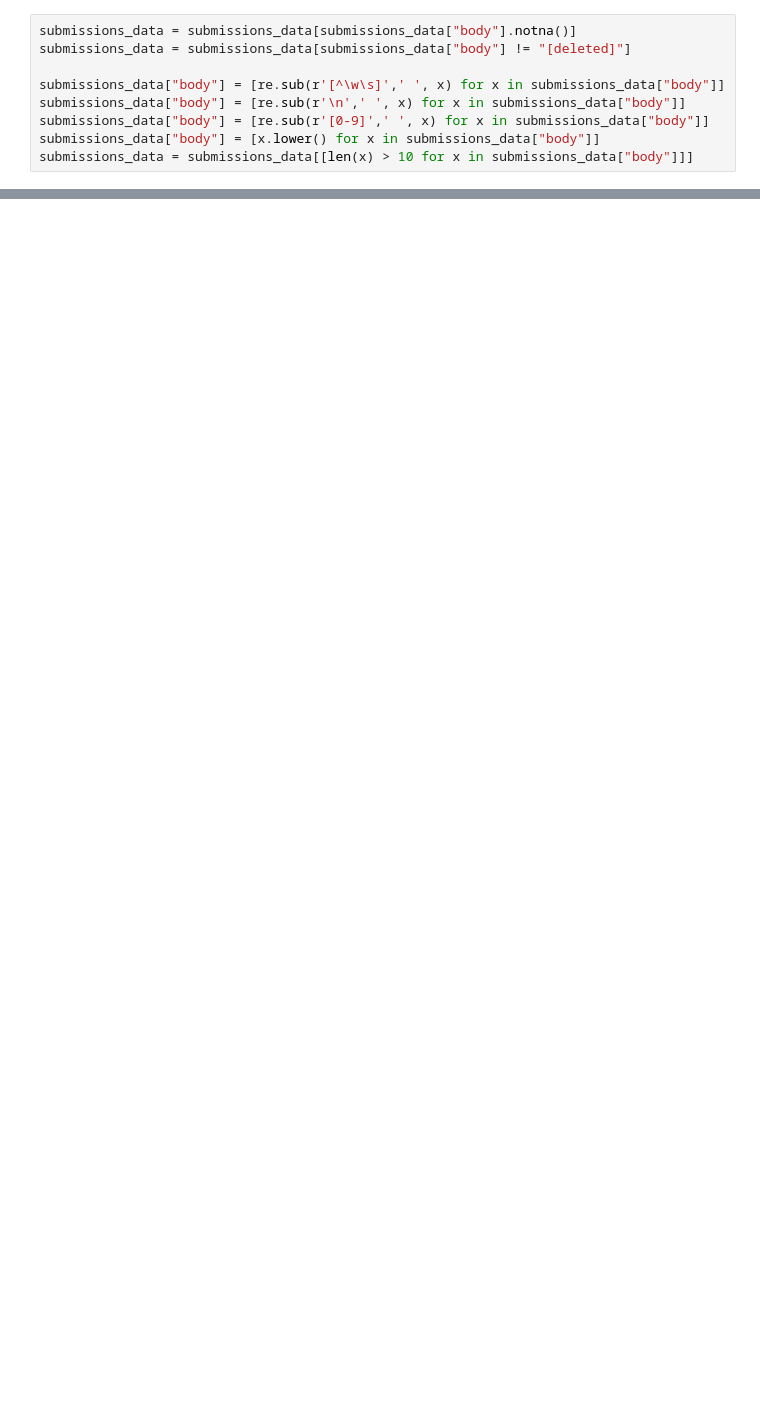
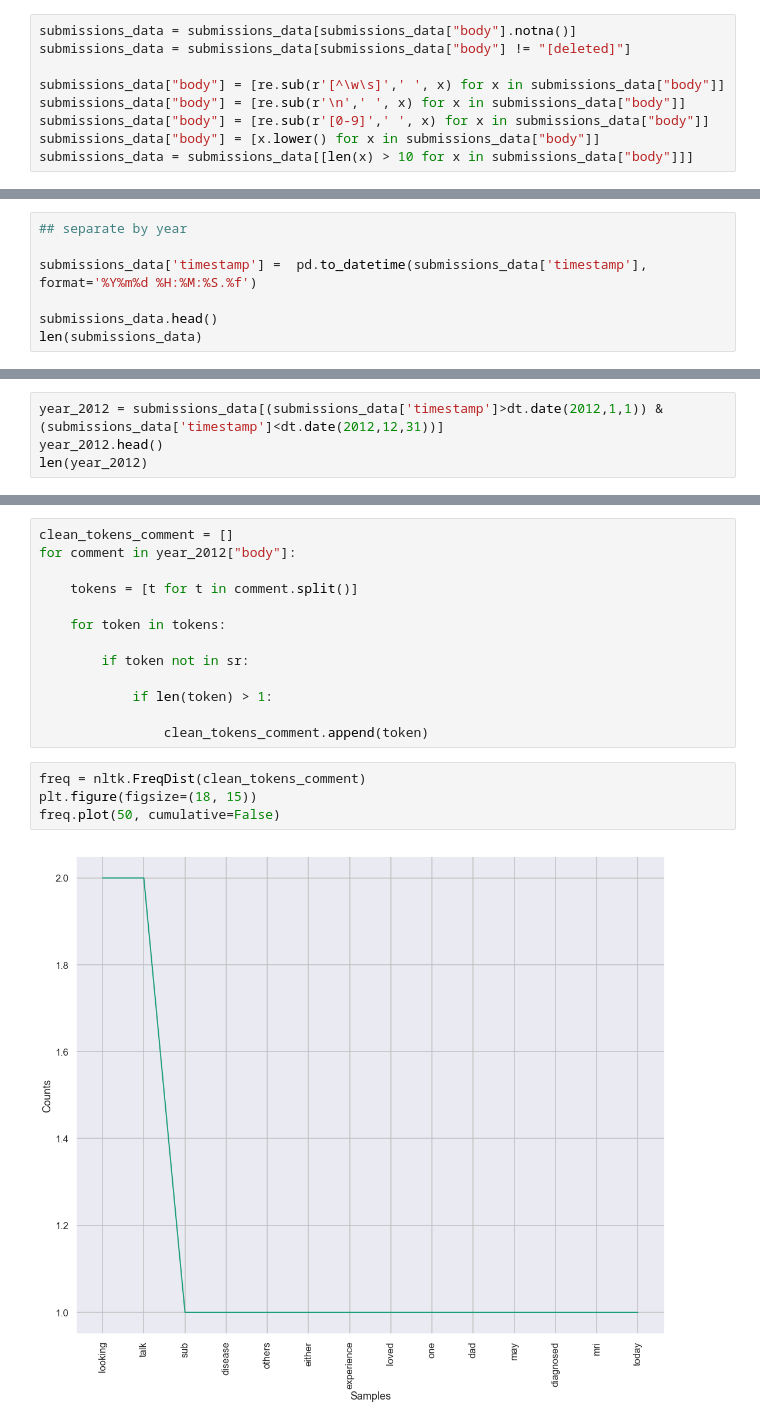
Before and after one commit to ipdgc/Sentiment-in-PD-Progression, a Jupyter notebook: cleaning_and_sentiment.ipynb, the cells around one changed output, grey strips where cells are left out. Saved outputs shown, nothing was run; the diff lists cells and outputs as text; blank space fills up the shorter version.

```diff
--- a/cleaning_and_sentiment.ipynb
+++ b/cleaning_and_sentiment.ipynb
@@ -50,0 +130,7 @@ freq.plot(50, cumulative=False)
+# %%
+## separate by year
+
+submissions_data['timestamp'] =  pd.to_datetime(submissions_data['timestamp'], format='%Y%m%d %H:%M:%S.%f')
+
+submissions_data.head()
+len(submissions_data)
@@ -50,0 +139,4 @@ freq.plot(50, cumulative=False)
+# %%
+year_2012 = submissions_data[(submissions_data['timestamp']>dt.date(2012,1,1)) & (submissions_data['timestamp']<dt.date(2012,12,31))]
+year_2012.head()
+len(year_2012)
@@ -50,0 +231,19 @@ freq.plot(50, cumulative=False)
+# %%
+clean_tokens_comment = []
+for comment in year_2012["body"]:
+
+    tokens = [t for t in comment.split()]
+
+    for token in tokens:
+
+        if token not in sr:
+
+            if len(token) > 1:
+
+                clean_tokens_comment.append(token)
+# %%
+freq = nltk.FreqDist(clean_tokens_comment)
+plt.figure(figsize=(18, 15))
+freq.plot(50, cumulative=False)
+# %% [output]
+[figure, added]
```
Also changed, not shown: parts of 25 cells of this notebook, 3 other files.
